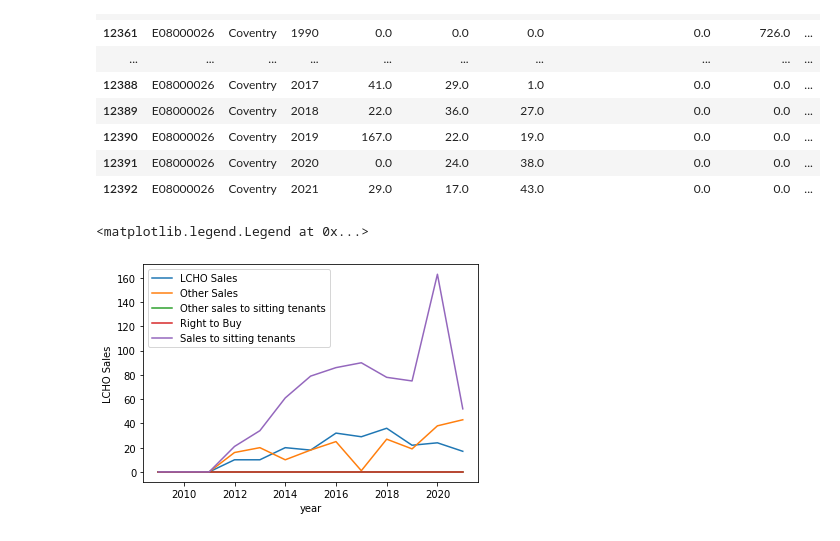
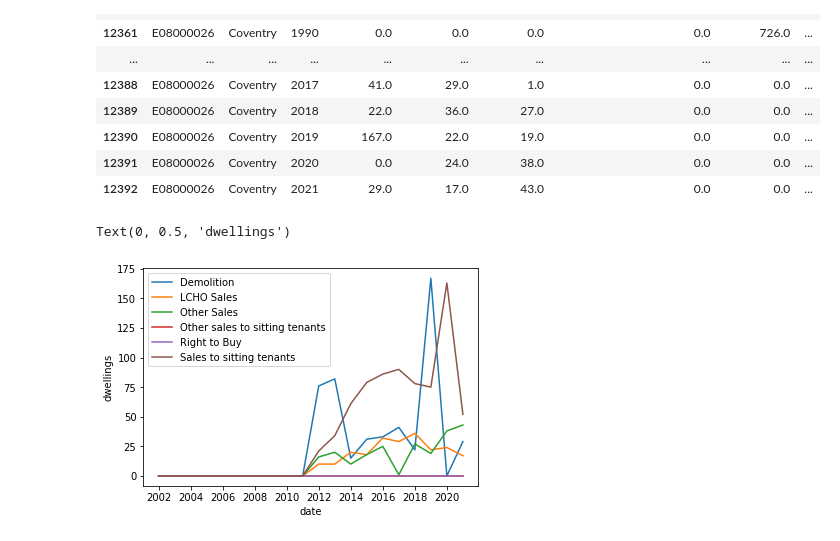
Before and after one commit to potato-bit/RA, a Jupyter notebook: shdeductions.ipynb, the cells around one changed output. Saved outputs shown, nothing was run; the diff lists cells and outputs as text; code cells hidden in the pictures.

```diff
--- a/shdeductions.ipynb
+++ b/shdeductions.ipynb
@@ -84,17 +84,20 @@ df_t[df_t.loc[:,'LA']=='Coventry']
 | 12390 | E08000026 | Coventry | 2019 | 167.0 | 22.0 | 19.0 | 0.0 | 0.0 | ... |
 | 12391 | E08000026 | Coventry | 2020 | 0.0 | 24.0 | 38.0 | 0.0 | 0.0 | ... |
 | 12392 | E08000026 | Coventry | 2021 | 29.0 | 17.0 | 43.0 | 0.0 | 0.0 | ... |
+# %%
+df_t['date'] = pd.to_datetime(df_t['year'].astype(str),format='%Y')
 # %%
 import matplotlib.pyplot as plt
 import seaborn as sns
 
 dcov = df_t[df_t.loc[:,'LA']=='Coventry'].copy()
-dcov_t = dcov[dcov.loc[:,'year']>2008]
+dcov_t = dcov[dcov.loc[:,'year']>2001]
 
 fig, ax = plt.subplots()
-for x in df_t.columns[4:9]:
-    sns.lineplot(x='year',y=x,data=dcov_t)
-plt.legend(df_t.columns[4:9])
+for x in df_t.columns[3:9]:
+    sns.lineplot(x='date',y=x,data=dcov_t)
+plt.legend(df_t.columns[3:9])
+plt.ylabel('dwellings')
 # %% [output]
-<matplotlib.legend.Legend at 0x...>
+Text(0, 0.5, 'dwellings')
-[figure, old version]
+[figure, new version]
```
Also changed, not shown: parts of 7 cells of this notebook, 2 other files.
